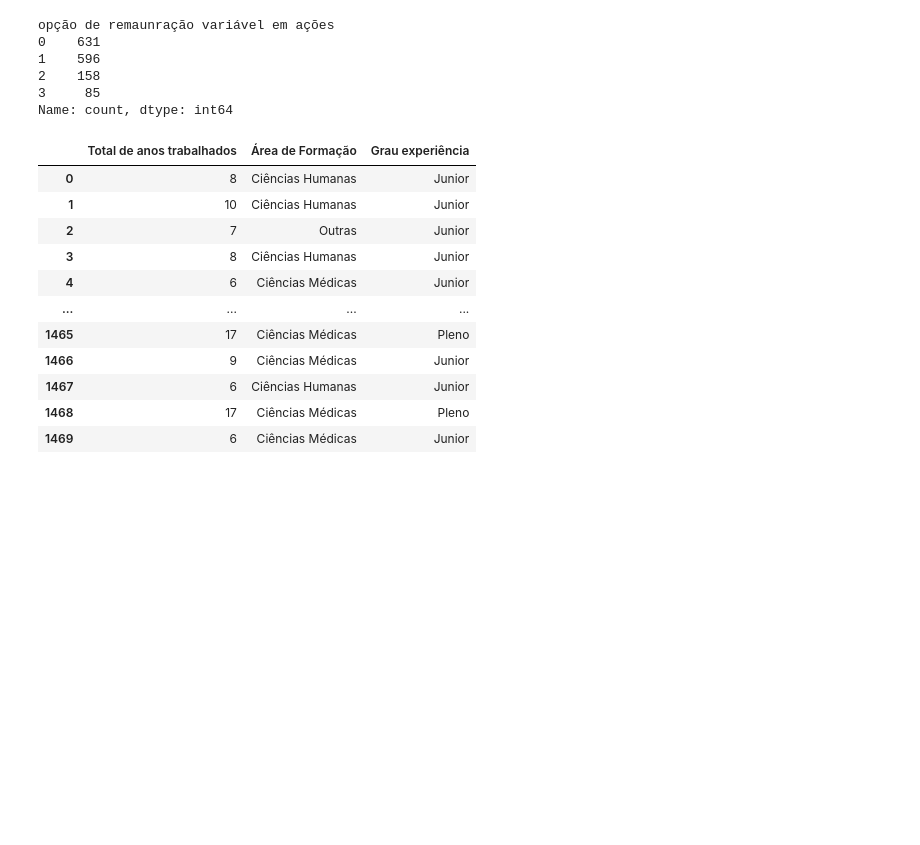
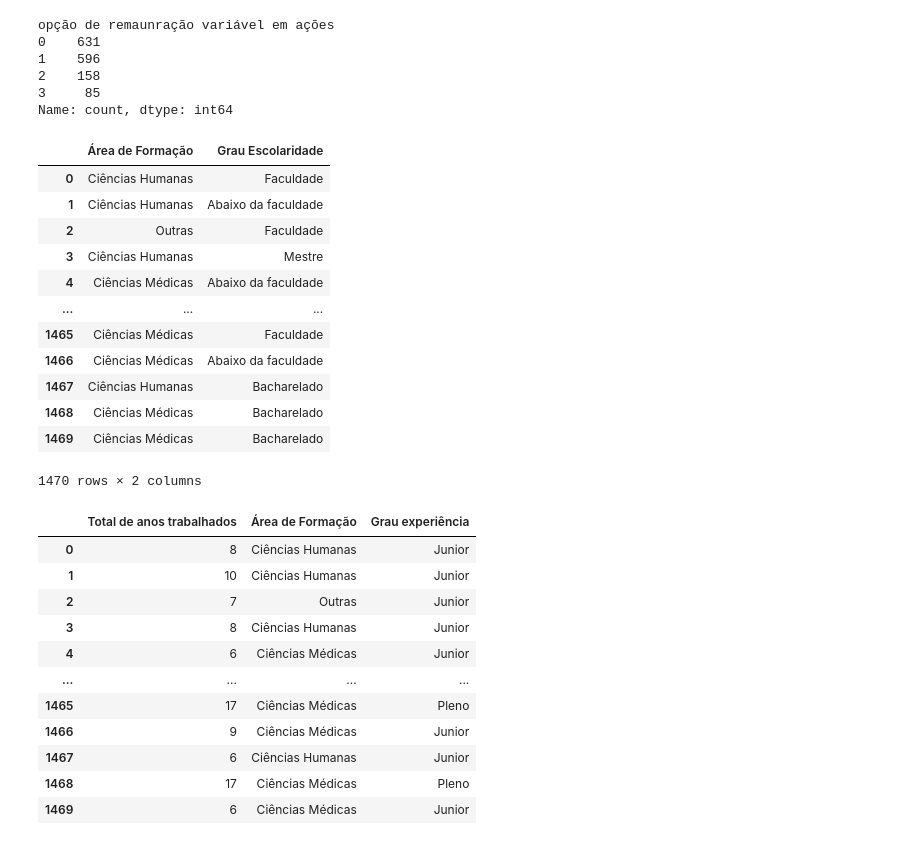
Before and after one commit to victoriawermelinger/SoulCode, a Jupyter notebook: Bootcamp - ANALISE DE DADOS/Atividade 03 - Pandas.ipynb, the cells around one changed output. Cells and saved outputs as stored; diff of their text form; code cells hidden in the pictures; blank space fills up the shorter version.

```diff
--- a/Bootcamp - ANALISE DE DADOS/Atividade 03 - Pandas.ipynb
+++ b/Bootcamp - ANALISE DE DADOS/Atividade 03 - Pandas.ipynb
@@ -107,6 +108,36 @@ opção de remaunração variável em ações
 2    158
 3     85
 Name: count, dtype: int64
+# %%
+def Escolaridade(row):
+        if row['Escolaridade'] == 5:
+            return 'Doutor'
+        elif row['Escolaridade'] == 4:
+            return 'Mestre'
+        elif row['Escolaridade'] == 3:
+            return 'Bacharelado'
+        elif row['Escolaridade'] == 2:
+            return 'Faculdade'
+        else:
+            return 'Abaixo da faculdade'
+
+desgaste_funcionario['Grau Escolaridade'] = desgaste_funcionario.apply(Escolaridade, axis=1)
+
+display(desgaste_funcionario[['Área de Formação', 'Grau Escolaridade']])
+# %% [output]
+|  | Área de Formação | Grau Escolaridade |
+| 0 | Ciências Humanas | Faculdade |
+| 1 | Ciências Humanas | Abaixo da faculdade |
+| 2 | Outras | Faculdade |
+| 3 | Ciências Humanas | Mestre |
+| 4 | Ciências Médicas | Abaixo da faculdade |
+| ... | ... | ... |
+| 1465 | Ciências Médicas | Faculdade |
+| 1466 | Ciências Médicas | Abaixo da faculdade |
+| 1467 | Ciências Humanas | Bacharelado |
+| 1468 | Ciências Médicas | Bacharelado |
+| 1469 | Ciências Médicas | Bacharelado |
+1470 rows × 2 columns
 # %%
 def experiência(row):
     if row['Total de anos trabalhados'] > 0 and row['Total de anos trabalhados'] <= 5:
```
Also changed, not shown: parts of 4 cells of this notebook.
